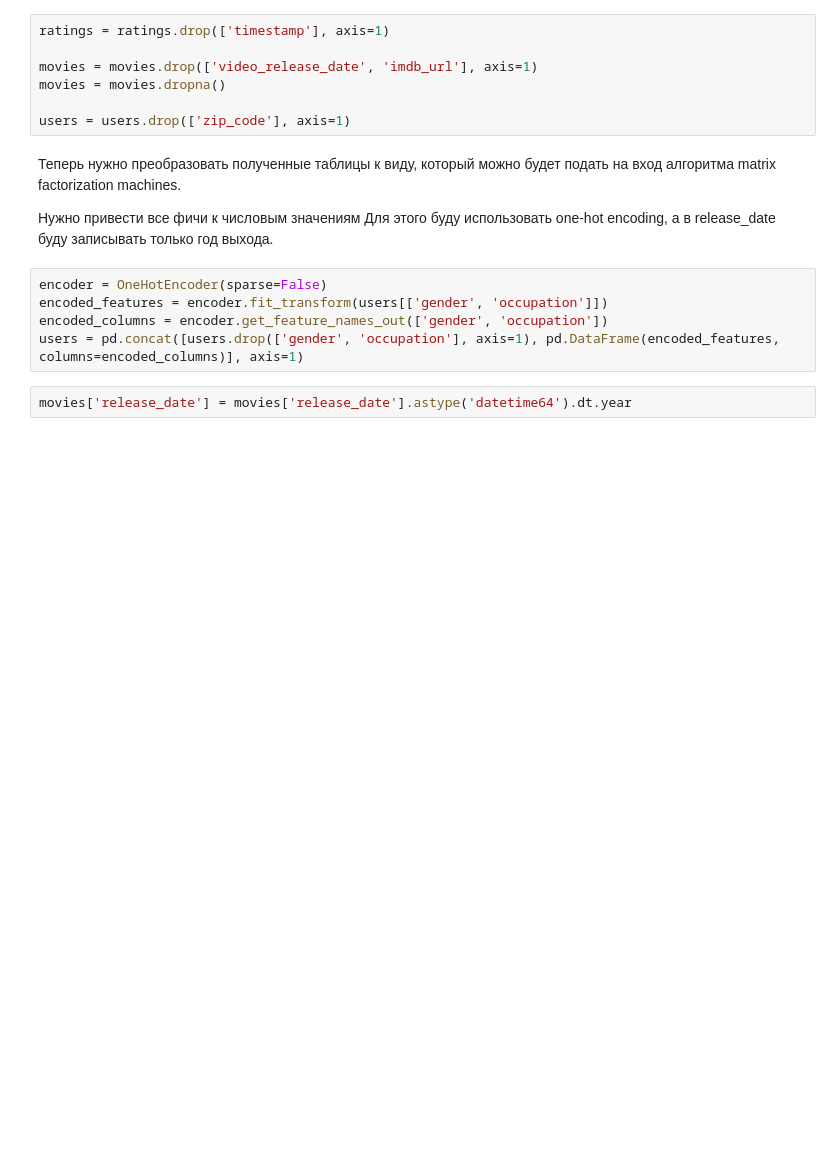
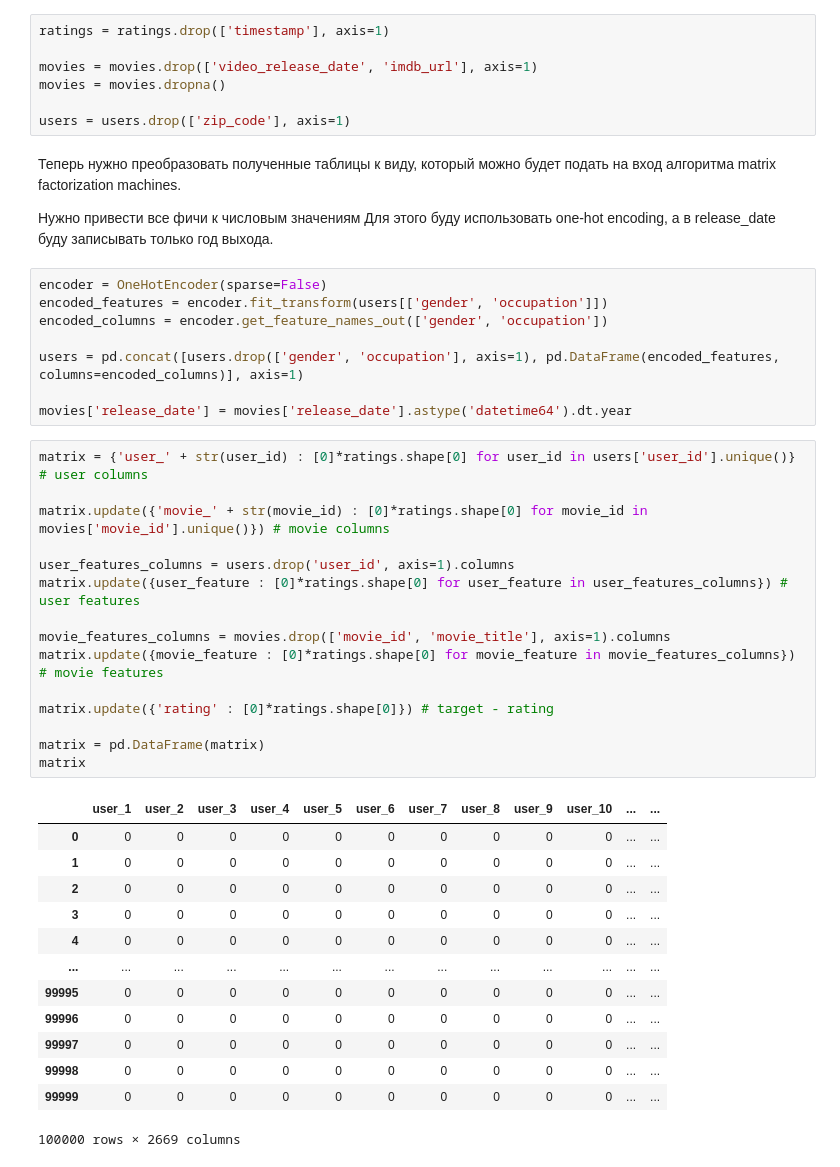
Before and after one commit to againnagain/ML-projects, a Jupyter notebook: Movie-RecSys/movie_rec_sys.ipynb, the cells around one changed output. Cells and saved outputs as stored; diff of their text form; blank space fills up the shorter version.

Commit message:
finish data preparation stage

```diff
--- a/Movie-RecSys/movie_rec_sys.ipynb
+++ b/Movie-RecSys/movie_rec_sys.ipynb
@@ -156,6 +161,36 @@ users = users.drop(['zip_code'], axis=1)
 encoder = OneHotEncoder(sparse=False)
 encoded_features = encoder.fit_transform(users[['gender', 'occupation']])
 encoded_columns = encoder.get_feature_names_out(['gender', 'occupation'])
+
 users = pd.concat([users.drop(['gender', 'occupation'], axis=1), pd.DataFrame(encoded_features, columns=encoded_columns)], axis=1)
+
+movies['release_date'] = movies['release_date'].astype('datetime64').dt.year
-# %%
-movies['release_date'] = movies['release_date'].astype('datetime64').dt.year
+# %%
+matrix = {'user_' + str(user_id) : [0]*ratings.shape[0] for user_id in users['user_id'].unique()} # user columns
+
+matrix.update({'movie_' + str(movie_id) : [0]*ratings.shape[0] for movie_id in movies['movie_id'].unique()}) # movie columns
+
+user_features_columns = users.drop('user_id', axis=1).columns
+matrix.update({user_feature : [0]*ratings.shape[0] for user_feature in user_features_columns}) # user features
+
+movie_features_columns = movies.drop(['movie_id', 'movie_title'], axis=1).columns
+matrix.update({movie_feature : [0]*ratings.shape[0] for movie_feature in movie_features_columns}) # movie features
+
+matrix.update({'rating' : [0]*ratings.shape[0]}) # target - rating
+
+matrix = pd.DataFrame(matrix)
+matrix
+# %% [output]
+|  | user_1 | user_2 | user_3 | user_4 | user_5 | user_6 | user_7 | user_8 | user_9 | user_10 | ... | ... |
+| 0 | 0 | 0 | 0 | 0 | 0 | 0 | 0 | 0 | 0 | 0 | ... | ... |
+| 1 | 0 | 0 | 0 | 0 | 0 | 0 | 0 | 0 | 0 | 0 | ... | ... |
+| 2 | 0 | 0 | 0 | 0 | 0 | 0 | 0 | 0 | 0 | 0 | ... | ... |
+| 3 | 0 | 0 | 0 | 0 | 0 | 0 | 0 | 0 | 0 | 0 | ... | ... |
+| 4 | 0 | 0 | 0 | 0 | 0 | 0 | 0 | 0 | 0 | 0 | ... | ... |
+| ... | ... | ... | ... | ... | ... | ... | ... | ... | ... | ... | ... | ... |
+| 99995 | 0 | 0 | 0 | 0 | 0 | 0 | 0 | 0 | 0 | 0 | ... | ... |
+| 99996 | 0 | 0 | 0 | 0 | 0 | 0 | 0 | 0 | 0 | 0 | ... | ... |
+| 99997 | 0 | 0 | 0 | 0 | 0 | 0 | 0 | 0 | 0 | 0 | ... | ... |
+| 99998 | 0 | 0 | 0 | 0 | 0 | 0 | 0 | 0 | 0 | 0 | ... | ... |
+| 99999 | 0 | 0 | 0 | 0 | 0 | 0 | 0 | 0 | 0 | 0 | ... | ... |
+100000 rows × 2669 columns
```
Also changed, not shown: parts of 10 cells of this notebook.
